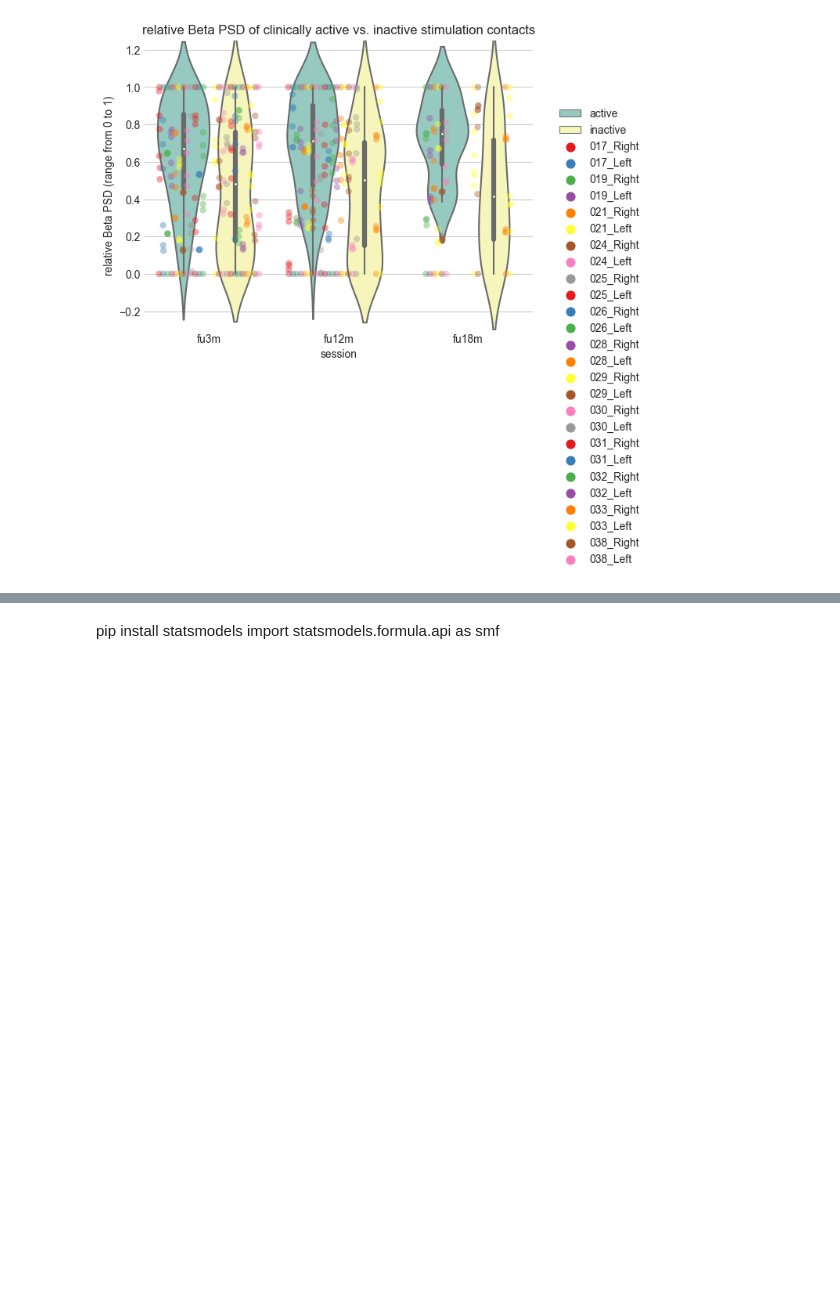
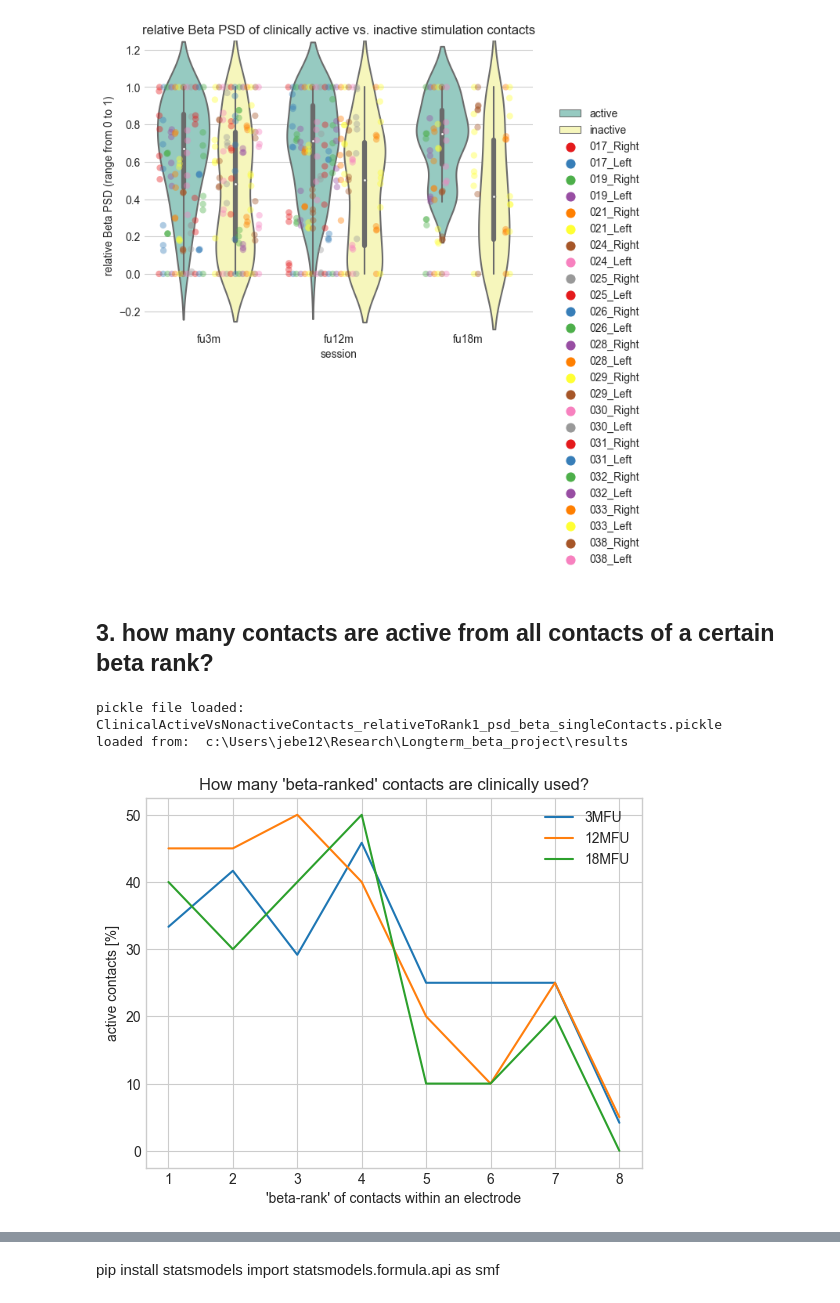
Before and after one commit to JKBehnke/BetaSenSightLongterm, a Jupyter notebook: notebooks/bssu_oscillations_active_contacts.ipynb, the cells around one changed output, grey strips where cells are left out. Drawn from its saved outputs; the diff is of its cells as text; code cells hidden in the pictures; blank space fills up the shorter version.

```diff
--- a/notebooks/bssu_oscillations_active_contacts.ipynb
+++ b/notebooks/bssu_oscillations_active_contacts.ipynb
@@ -602,3 +602,11 @@ plt.legend(loc="upper right", bbox_to_anchor=(1.3, 0.8))
 # %% [output]
 <matplotlib.legend.Legend at 0x...>
 [figure]
+# %% [markdown]
+## 3. how many contacts are active from all contacts of a certain beta rank?
+# %%
+active_vs_inactive = activeStimContacts.active_contacts_per_rank(freqBand="beta")
+# %% [output]
+pickle file loaded:  ClinicalActiveVsNonactiveContacts_relativeToRank1_psd_beta_singleContacts.pickle
+loaded from:  c:\Users\jebe12\Research\Longterm_beta_project\results
+[figure, added]
```
Also changed, not shown: parts of 10 cells of this notebook, 1 other file.
